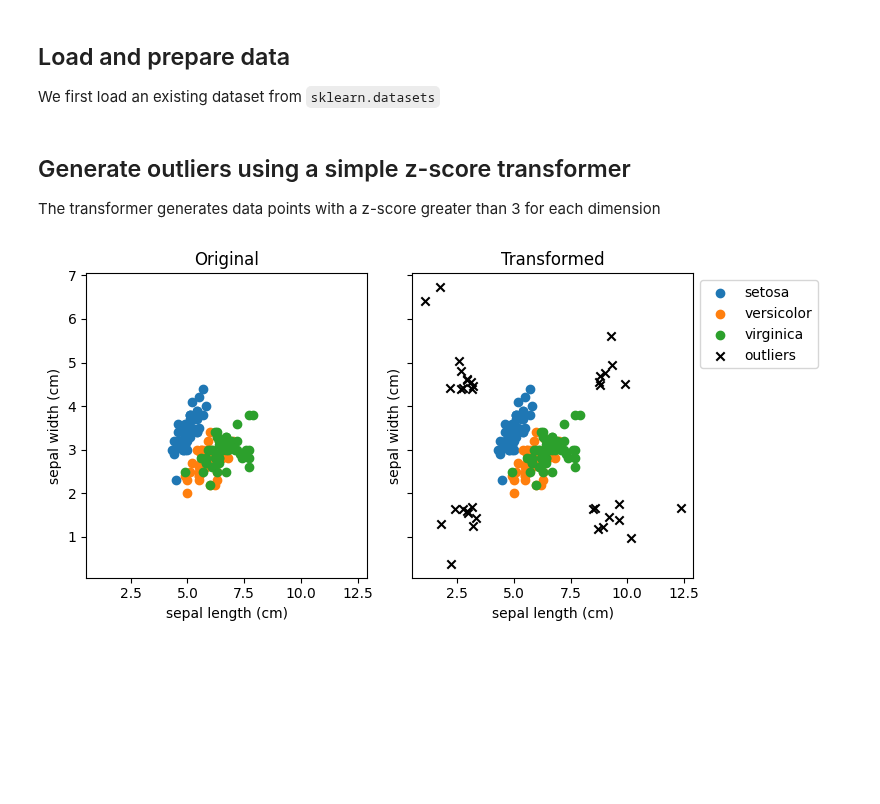
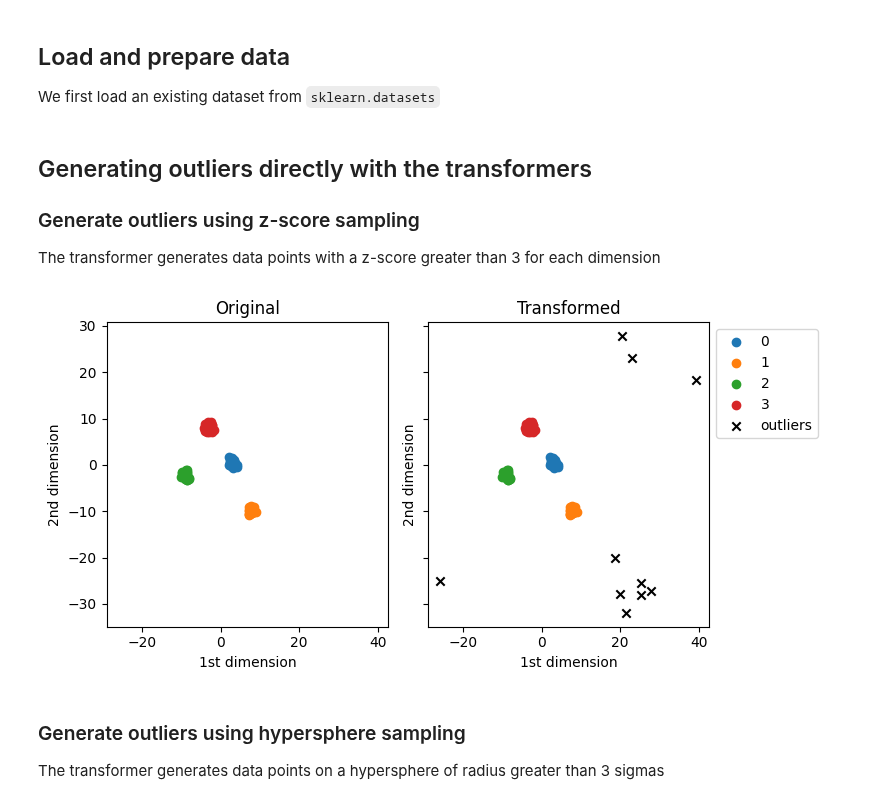
Before and after one commit to Fraunhofer-IESE/badgers, a Jupyter notebook: docs/tutorials/Outliers-Tabular-Data.ipynb, the cells around one changed output. Cells and saved outputs as stored; diff of their text form; code cells hidden in the pictures; blank space fills up the shorter version.

Commit message:
adding tutorial missingness, refactoring tutorial outliers, refactoring outliers

```diff
--- a/docs/tutorials/Outliers-Tabular-Data.ipynb
+++ b/docs/tutorials/Outliers-Tabular-Data.ipynb
@@ -9,29 +9,25 @@ from sklearn.datasets import load_iris
 import matplotlib.pyplot as plt
 import numpy as np
 # %%
-def plot_outliers(X, Xt, labels, transformed_labels, feature_names):
+def plot_outliers(X, outliers, y):
     """
     Some utility function to generate the plots
     """
     fig, axes = plt.subplots(1, 2, sharex=True, sharey=True, figsize=(8,4))
     # plot original data
-    for i, l in enumerate(np.unique(labels)):
-        ix = np.where(labels == l)
-        axes[0].scatter(X[ix,0],X[ix,1], c = f'C{i}', label = l)
-    # plot transformed data
-    for i, l in enumerate(np.unique(labels)):
-        ix = np.where(transformed_labels == l)
-        axes[1].scatter(Xt[ix,0],Xt[ix,1],c = f'C{i}', label = l)
+    for i in range(len(np.unique(y))):
+        ix = np.where(y == i)
+        axes[0].scatter(X[ix,0],X[ix,1], c = f'C{i}', label = f'{i}')
+        axes[1].scatter(X[ix,0],X[ix,1], c = f'C{i}', label = f'{i}')
     # add transformed outliers
-    ix = np.where(transformed_labels == 'outliers')
-    axes[1].scatter(Xt[ix,0],Xt[ix,1], marker = 'x', c = f'black', label = 'outliers')
+    axes[1].scatter(outliers[:,0],outliers[:,1], marker = 'x', c = f'black', label = 'outliers')
     # titles and co
     axes[0].set_title('Original')
     axes[1].set_title('Transformed')
-    axes[0].set_xlabel(feature_names[0], fontsize=10)
-    axes[1].set_xlabel(feature_names[0], fontsize=10)
-    axes[0].set_ylabel(feature_names[1], fontsize=10)
-    axes[1].set_ylabel(feature_names[1], fontsize=10)
+    axes[0].set_xlabel('1st dimension')
+    axes[0].set_ylabel('2nd dimension')
+    axes[1].set_xlabel('1st dimension')
+    axes[1].set_ylabel('2nd dimension')
     axes[1].legend(ncol=1, bbox_to_anchor=(1, 1))
     plt.tight_layout()
     return fig, axes
@@ -48,12 +38,19 @@ labels = np.array([data['target_names'][i] for i in y])
+# %%
+X, y = make_blobs(centers=4, cluster_std=0.60)
 # %% [markdown]
-## Generate outliers using a simple z-score transformer
+## Generating outliers directly with the transformers
+
+### Generate outliers using z-score sampling
 
 The transformer generates data points with a z-score greater than 3 for each dimension
 # %%
-trf = ZScoreTransformer(percentage_outliers=25)
-Xt = trf.transform(X.copy())
-transformed_labels = np.array([l for l in labels] + ['outliers'] * len(trf.outliers_indices_))
+trf = ZScoreSampling(percentage_outliers=10)
+outliers = trf.transform(X.copy())
 # %%
-fig, axes = plot_outliers(X, Xt, labels, transformed_labels, data['feature_names'])
+fig, axes = plot_outliers(X, outliers, y)
 # %% [output]
-[figure, old version]
+[figure, new version]
+# %% [markdown]
+### Generate outliers using hypersphere sampling
+
+The transformer generates data points on a hypersphere of radius greater than 3 sigmas
```
Also changed, not shown: parts of 29 cells of this notebook, 6 other files.
